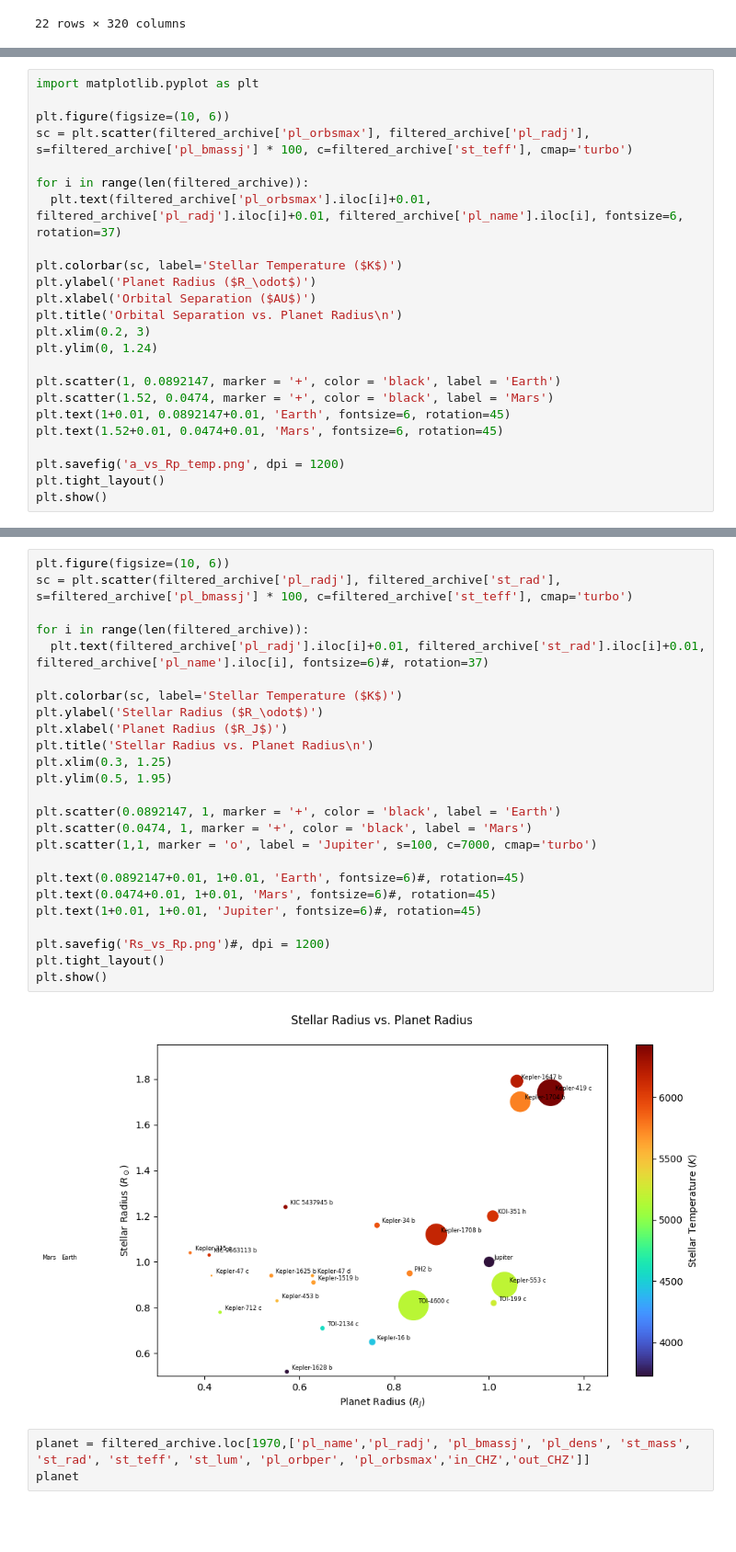
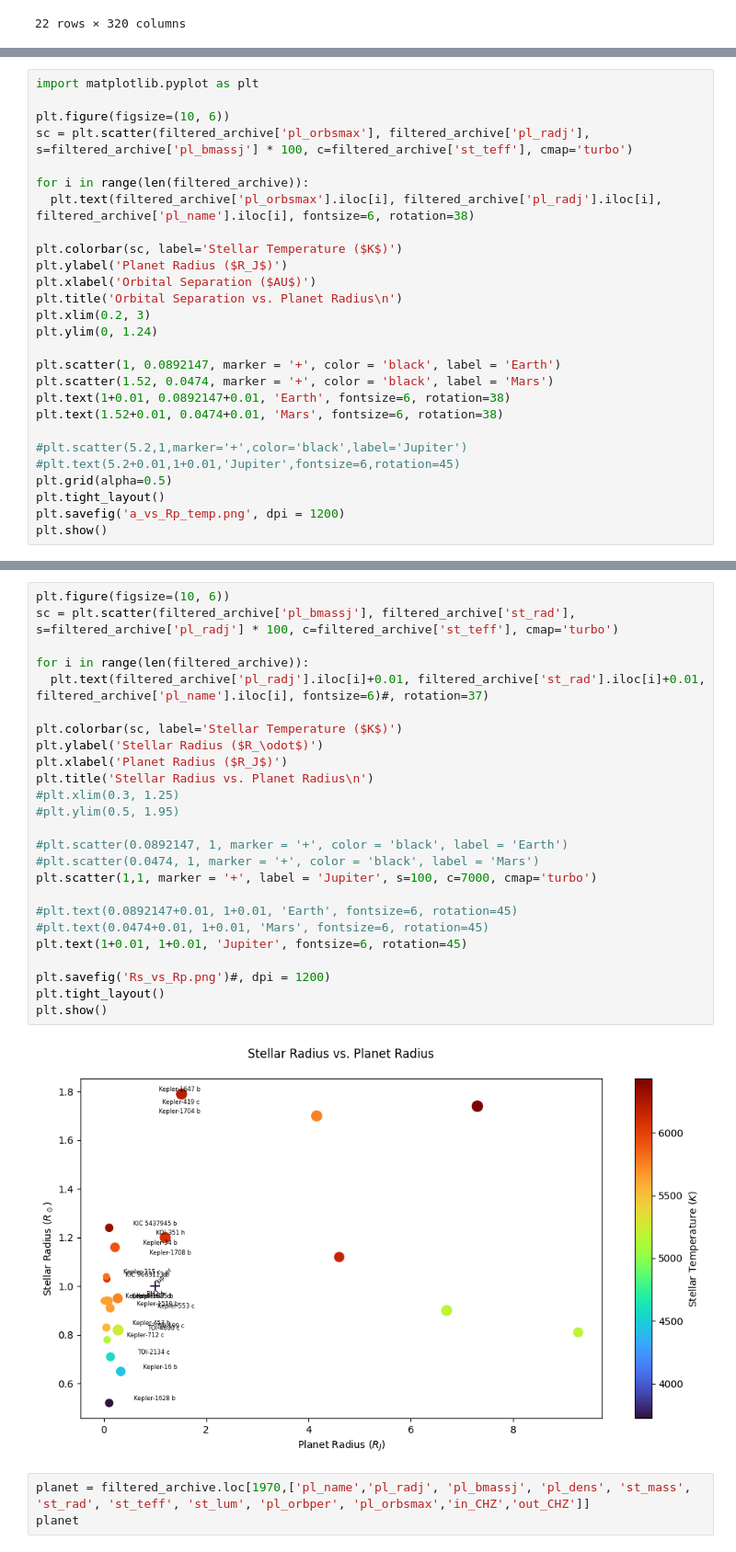
Before and after one commit to liamhall64/Habitable-Exomoons-2, a Jupyter notebook: Exomoon_Code_MK2_Cold_Gas_Giants.ipynb, the cells around one changed output, grey strips where cells are left out. Shown: that part at 92% size. Cells and saved outputs as stored; diff of their text form; blank space fills up the shorter version.

Commit message:
Updated plots for paper

```diff
--- a/Exomoon_Code_MK2_Cold_Gas_Giants.ipynb
+++ b/Exomoon_Code_MK2_Cold_Gas_Giants.ipynb
@@ -227,10 +191,10 @@ plt.figure(figsize=(10, 6))
 sc = plt.scatter(filtered_archive['pl_orbsmax'], filtered_archive['pl_radj'], s=filtered_archive['pl_bmassj'] * 100, c=filtered_archive['st_teff'], cmap='turbo')
 
 for i in range(len(filtered_archive)):
-  plt.text(filtered_archive['pl_orbsmax'].iloc[i]+0.01, filtered_archive['pl_radj'].iloc[i]+0.01, filtered_archive['pl_name'].iloc[i], fontsize=6, rotation=37)
+  plt.text(filtered_archive['pl_orbsmax'].iloc[i], filtered_archive['pl_radj'].iloc[i], filtered_archive['pl_name'].iloc[i], fontsize=6, rotation=38)
 
 plt.colorbar(sc, label='Stellar Temperature ($K$)')
-plt.ylabel('Planet Radius ($R_\odot$)')
+plt.ylabel('Planet Radius ($R_J$)')
 plt.xlabel('Orbital Separation ($AU$)')
 plt.title('Orbital Separation vs. Planet Radius\n')
 plt.xlim(0.2, 3)
@@ -238,10 +202,13 @@ plt.ylim(0, 1.24)
 
 plt.scatter(1, 0.0892147, marker = '+', color = 'black', label = 'Earth')
 plt.scatter(1.52, 0.0474, marker = '+', color = 'black', label = 'Mars')
-plt.text(1+0.01, 0.0892147+0.01, 'Earth', fontsize=6, rotation=45)
-plt.text(1.52+0.01, 0.0474+0.01, 'Mars', fontsize=6, rotation=45)
+plt.text(1+0.01, 0.0892147+0.01, 'Earth', fontsize=6, rotation=38)
+plt.text(1.52+0.01, 0.0474+0.01, 'Mars', fontsize=6, rotation=38)
 
+#plt.scatter(5.2,1,marker='+',color='black',label='Jupiter')
+#plt.text(5.2+0.01,1+0.01,'Jupiter',fontsize=6,rotation=45)
+plt.grid(alpha=0.5)
+plt.tight_layout()
 plt.savefig('a_vs_Rp_temp.png', dpi = 1200)
-plt.tight_layout()
 plt.show()
 # %% [output]
@@ -249,30 +216,30 @@ plt.show()
 # %%
 plt.figure(figsize=(10, 6))
-sc = plt.scatter(filtered_archive['pl_radj'], filtered_archive['st_rad'], s=filtered_archive['pl_bmassj'] * 100, c=filtered_archive['st_teff'], cmap='turbo')
+sc = plt.scatter(filtered_archive['pl_bmassj'], filtered_archive['st_rad'], s=filtered_archive['pl_radj'] * 100, c=filtered_archive['st_teff'], cmap='turbo')
 
 for i in range(len(filtered_archive)):
   plt.text(filtered_archive['pl_radj'].iloc[i]+0.01, filtered_archive['st_rad'].iloc[i]+0.01, filtered_archive['pl_name'].iloc[i], fontsize=6)#, rotation=37)
 
 plt.colorbar(sc, label='Stellar Temperature ($K$)')
 plt.ylabel('Stellar Radius ($R_\odot$)')
 plt.xlabel('Planet Radius ($R_J$)')
 plt.title('Stellar Radius vs. Planet Radius\n')
-plt.xlim(0.3, 1.25)
-plt.ylim(0.5, 1.95)
+#plt.xlim(0.3, 1.25)
+#plt.ylim(0.5, 1.95)
 
-plt.scatter(0.0892147, 1, marker = '+', color = 'black', label = 'Earth')
-plt.scatter(0.0474, 1, marker = '+', color = 'black', label = 'Mars')
-plt.scatter(1,1, marker = 'o', label = 'Jupiter', s=100, c=7000, cmap='turbo')
+#plt.scatter(0.0892147, 1, marker = '+', color = 'black', label = 'Earth')
+#plt.scatter(0.0474, 1, marker = '+', color = 'black', label = 'Mars')
+plt.scatter(1,1, marker = '+', label = 'Jupiter', s=100, c=7000, cmap='turbo')
 
-plt.text(0.0892147+0.01, 1+0.01, 'Earth', fontsize=6)#, rotation=45)
-plt.text(0.0474+0.01, 1+0.01, 'Mars', fontsize=6)#, rotation=45)
-plt.text(1+0.01, 1+0.01, 'Jupiter', fontsize=6)#, rotation=45)
+#plt.text(0.0892147+0.01, 1+0.01, 'Earth', fontsize=6, rotation=45)
+#plt.text(0.0474+0.01, 1+0.01, 'Mars', fontsize=6, rotation=45)
+plt.text(1+0.01, 1+0.01, 'Jupiter', fontsize=6, rotation=45)
 
 plt.savefig('Rs_vs_Rp.png')#, dpi = 1200)
 plt.tight_layout()
 plt.show()
 # %% [output]
-[figure, old version]
+[figure, new version]
 # %%
 planet = filtered_archive.loc[1970,['pl_name','pl_radj', 'pl_bmassj', 'pl_dens', 'st_mass', 'st_rad', 'st_teff', 'st_lum', 'pl_orbper', 'pl_orbsmax','in_CHZ','out_CHZ']]
 planet
```
Also changed, not shown: parts of 9 cells of this notebook.
